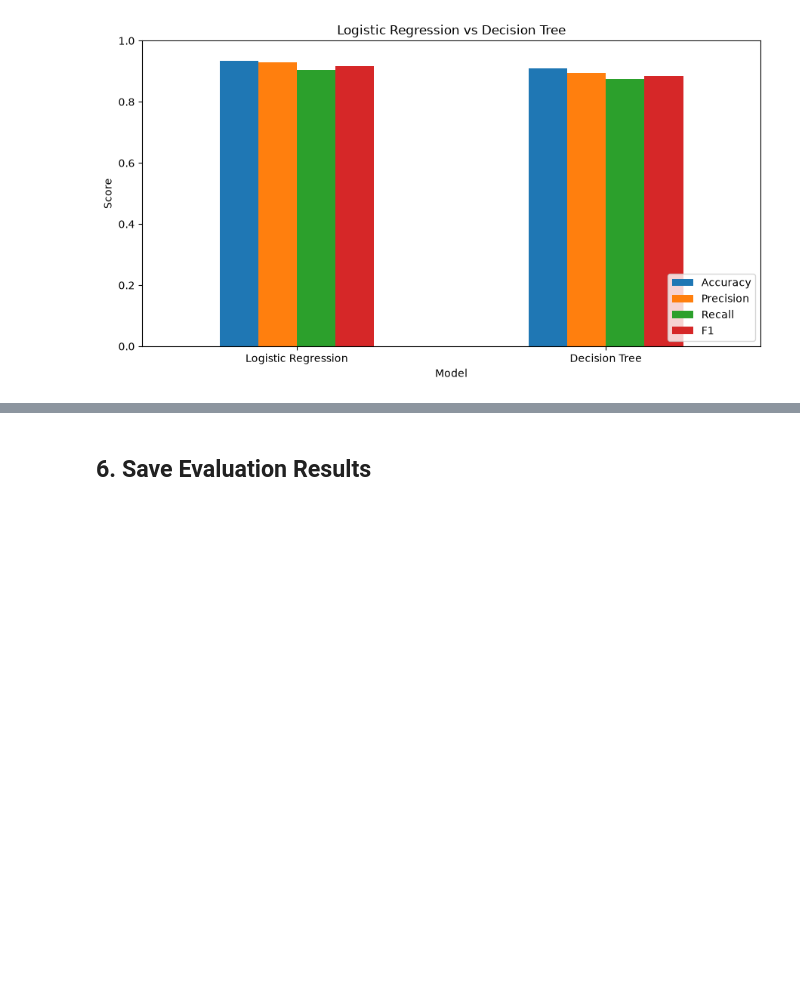
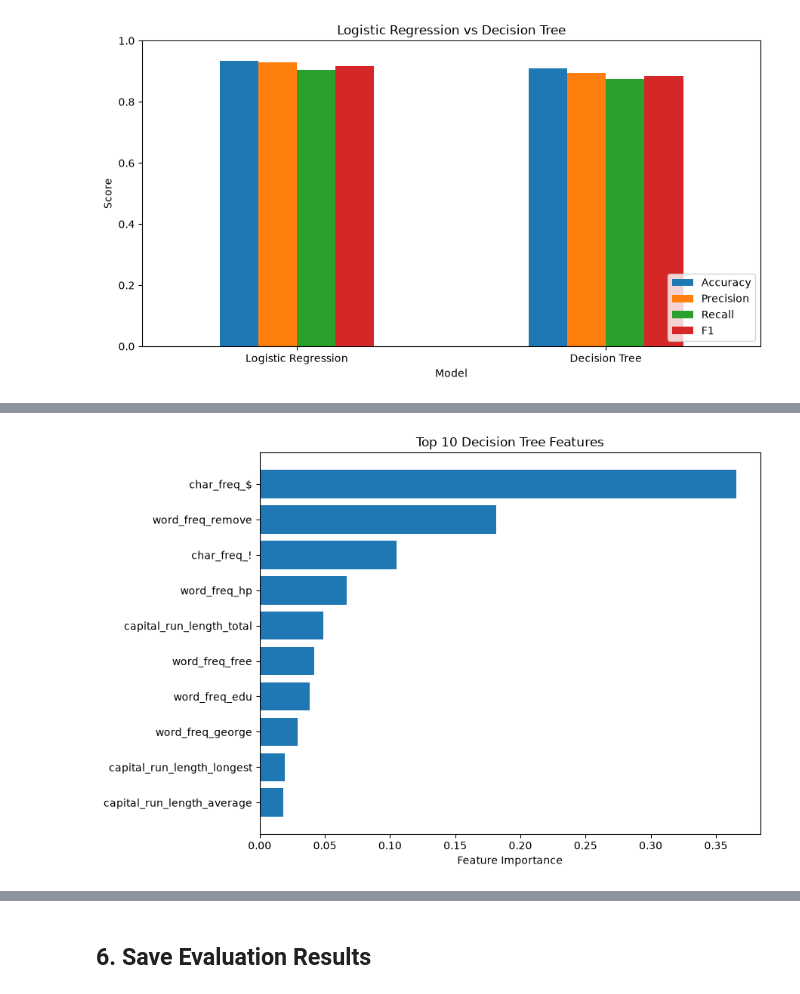
Before and after one commit to bertasawa/CSI4810, a Jupyter notebook: notebooks/02_Logistic_DecisionTree.ipynb, the cells around one changed output, grey strips where cells are left out. Cells and saved outputs as stored; diff of their text form; code cells hidden in the pictures; blank space fills up the shorter version.

```diff
--- a/notebooks/02_Logistic_DecisionTree.ipynb
+++ b/notebooks/02_Logistic_DecisionTree.ipynb
@@ -159,0 +192,22 @@ plt.show()
+# %%
+import pandas as pd
+
+importance_df = pd.DataFrame({
+    "Feature": X_train.columns,
+    "Importance": tree_model.feature_importances_
+})
+
+top_features = importance_df.nlargest(10, "Importance")
+
+plt.figure(figsize=(9, 6))
+plt.barh(top_features["Feature"], top_features["Importance"])
+plt.gca().invert_yaxis()
+
+plt.title("Top 10 Decision Tree Features")
+plt.xlabel("Feature Importance")
+plt.tight_layout()
+
+plt.savefig(root / "figures" / "part2" / "02_feature_importance.png")
+plt.show()
+# %% [output]
+[figure, added]
```
Also changed, not shown: parts of 7 cells of this notebook, 26 other files.
